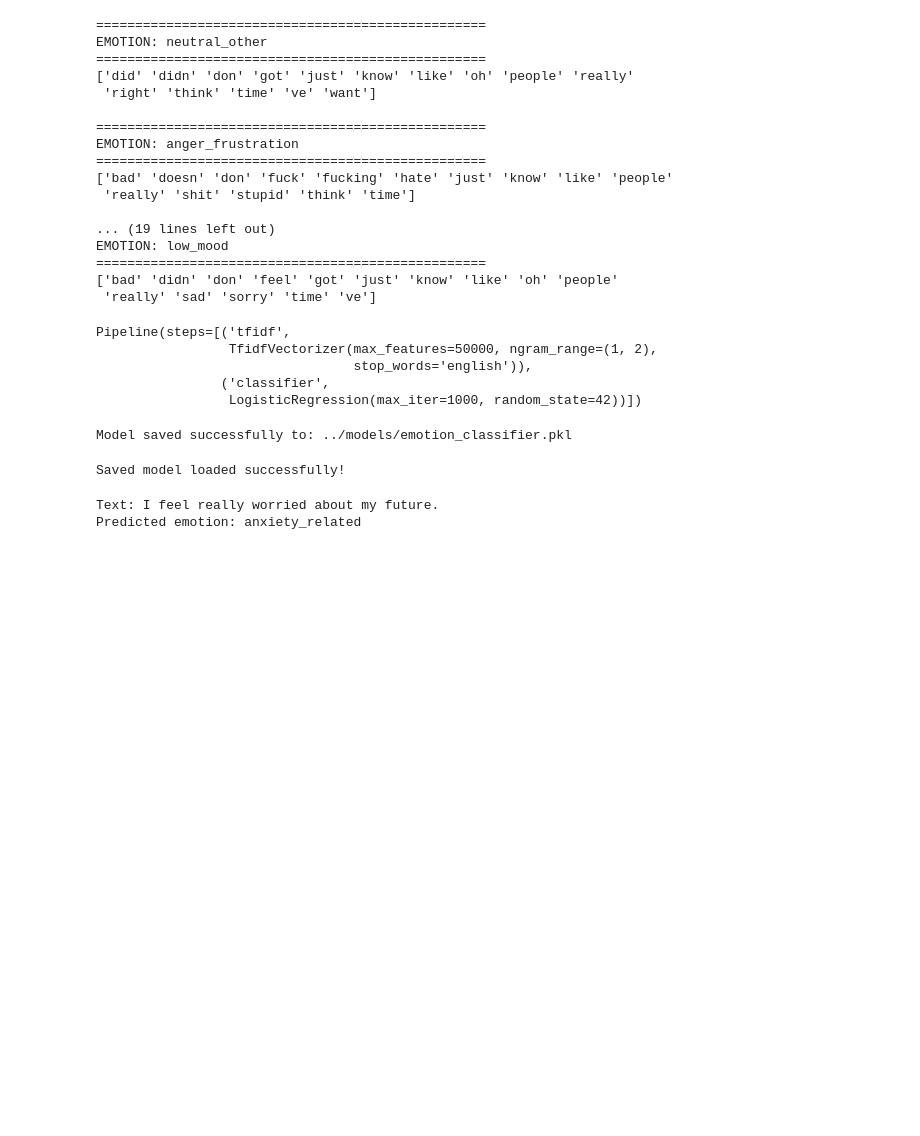
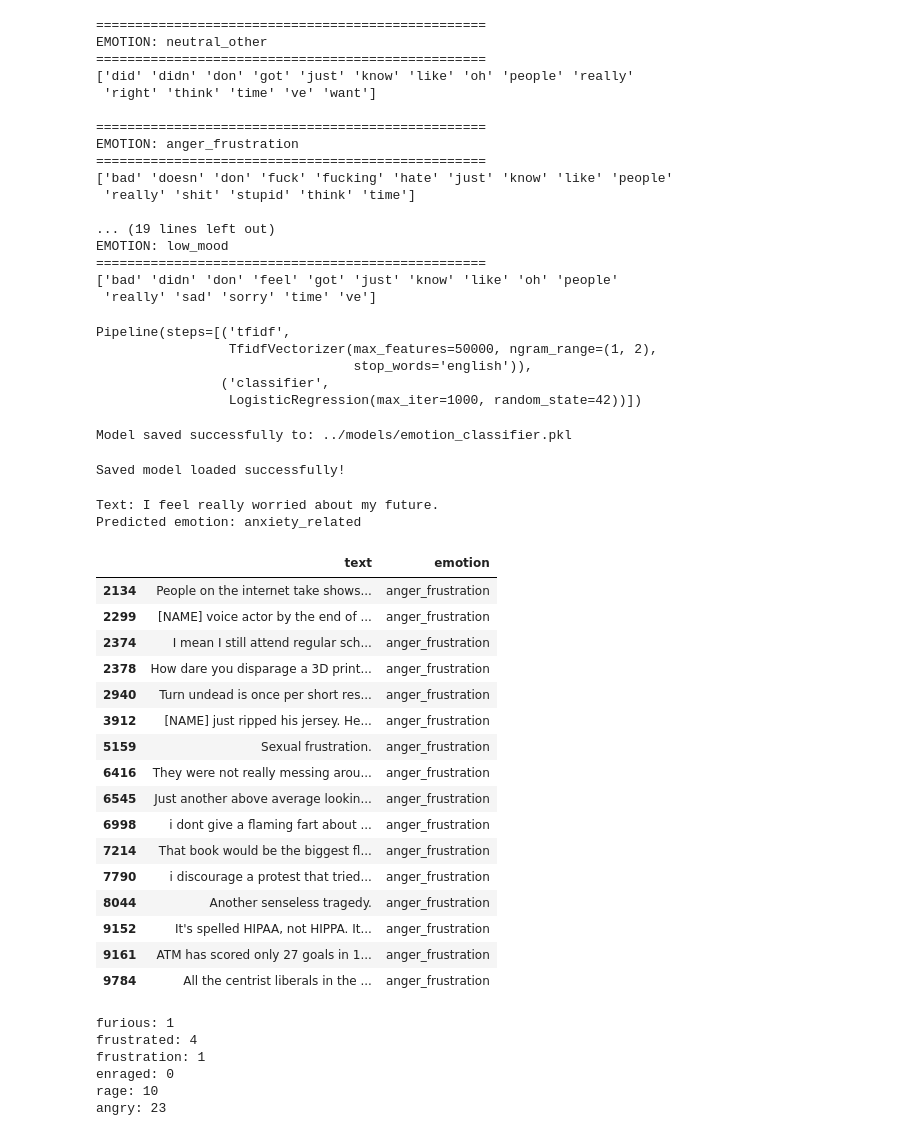
Before and after one commit to tarini2005-sharma/mindmate-ai, a Jupyter notebook: notebooks/01_explore_emotion_dataset.ipynb, the cells around one changed output. Saved outputs shown, nothing was run; the diff lists cells and outputs as text; code cells hidden in the pictures; blank space fills up the shorter version.

```diff
--- a/notebooks/01_explore_emotion_dataset.ipynb
+++ b/notebooks/01_explore_emotion_dataset.ipynb
@@ -723,3 +739,62 @@ print("Predicted emotion:", prediction)
 # %% [output]
 Text: I feel really worried about my future.
 Predicted emotion: anxiety_related
+# %%
+anger_examples = balanced_train[
+    balanced_train["emotion"] == "anger_frustration"
+]
+
+anger_examples[
+    anger_examples["text"].str.contains(
+        "furious|frustrated|frustration|enraged|rage",
+        case=False,
+        na=False
+    )
+][["text", "emotion"]].head(20)
+# %% [output]
+|  | text | emotion |
+| 2134 | People on the internet take shows... | anger_frustration |
+| 2299 | [NAME] voice actor by the end of ... | anger_frustration |
+| 2374 | I mean I still attend regular sch... | anger_frustration |
+| 2378 | How dare you disparage a 3D print... | anger_frustration |
+| 2940 | Turn undead is once per short res... | anger_frustration |
+| 3912 | [NAME] just ripped his jersey. He... | anger_frustration |
+| 5159 | Sexual frustration. | anger_frustration |
+| 6416 | They were not really messing arou... | anger_frustration |
+| 6545 | Just another above average lookin... | anger_frustration |
+| 6998 | i dont give a flaming fart about ... | anger_frustration |
+| 7214 | That book would be the biggest fl... | anger_frustration |
+| 7790 | i discourage a protest that tried... | anger_frustration |
+| 8044 | Another senseless tragedy. | anger_frustration |
+| 9152 | It's spelled HIPAA, not HIPPA. It... | anger_frustration |
+| 9161 | ATM has scored only 27 goals in 1... | anger_frustration |
+| 9784 | All the centrist liberals in the ... | anger_frustration |
+# %%
+anger_examples = balanced_train[
+    balanced_train["emotion"] == "anger_frustration"
+]
+
+words_to_check = [
+    "furious",
+    "frustrated",
+    "frustration",
+    "enraged",
+    "rage",
+    "angry"
+]
+
+for word in words_to_check:
+    count = anger_examples["text"].str.contains(
+        word,
+        case=False,
+        na=False
+    ).sum()
+
+    print(f"{word}: {count}")
+# %% [output]
+furious: 1
+frustrated: 4
+frustration: 1
+enraged: 0
+rage: 10
+angry: 23
```
Also changed, not shown: parts of 11 cells of this notebook, 1 other file.
